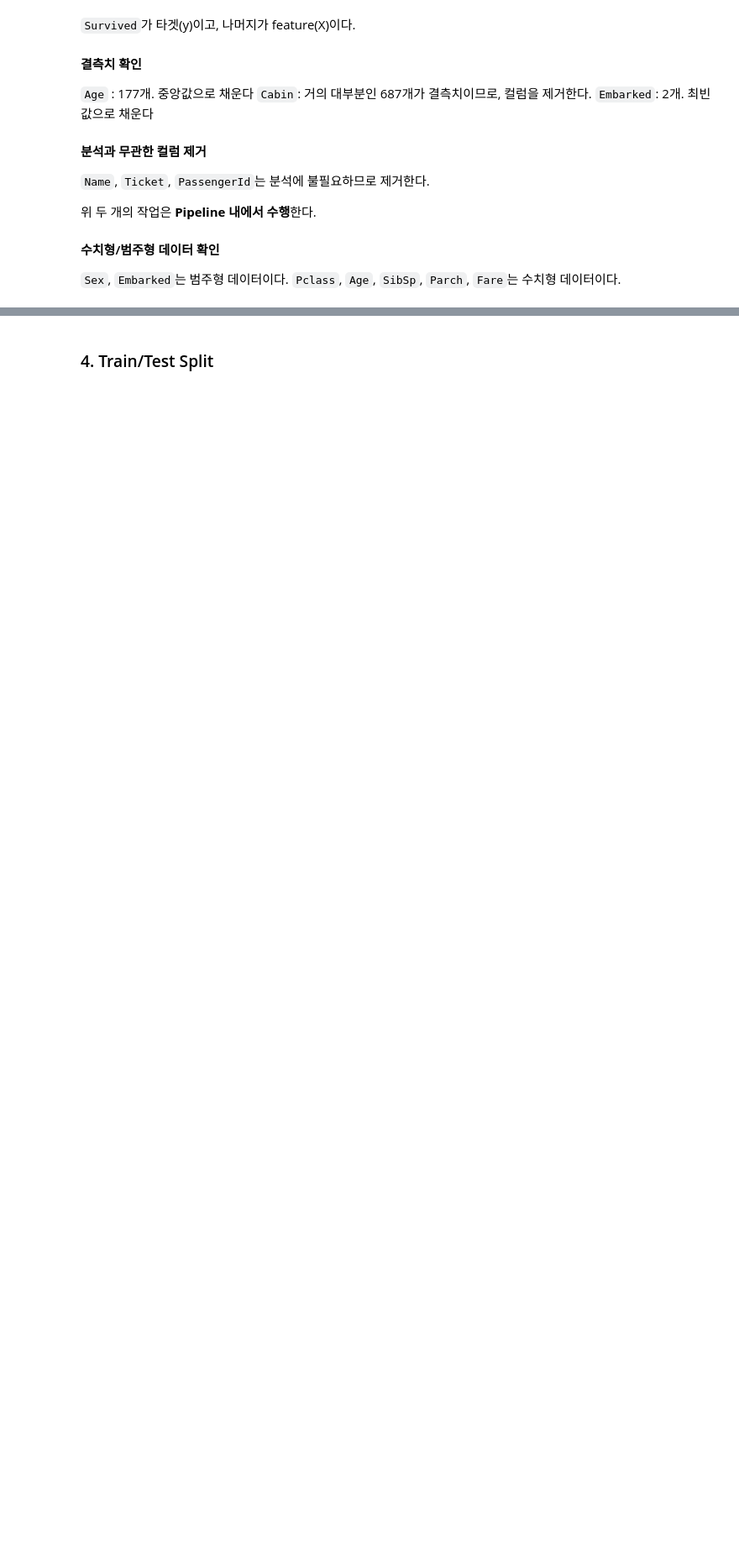
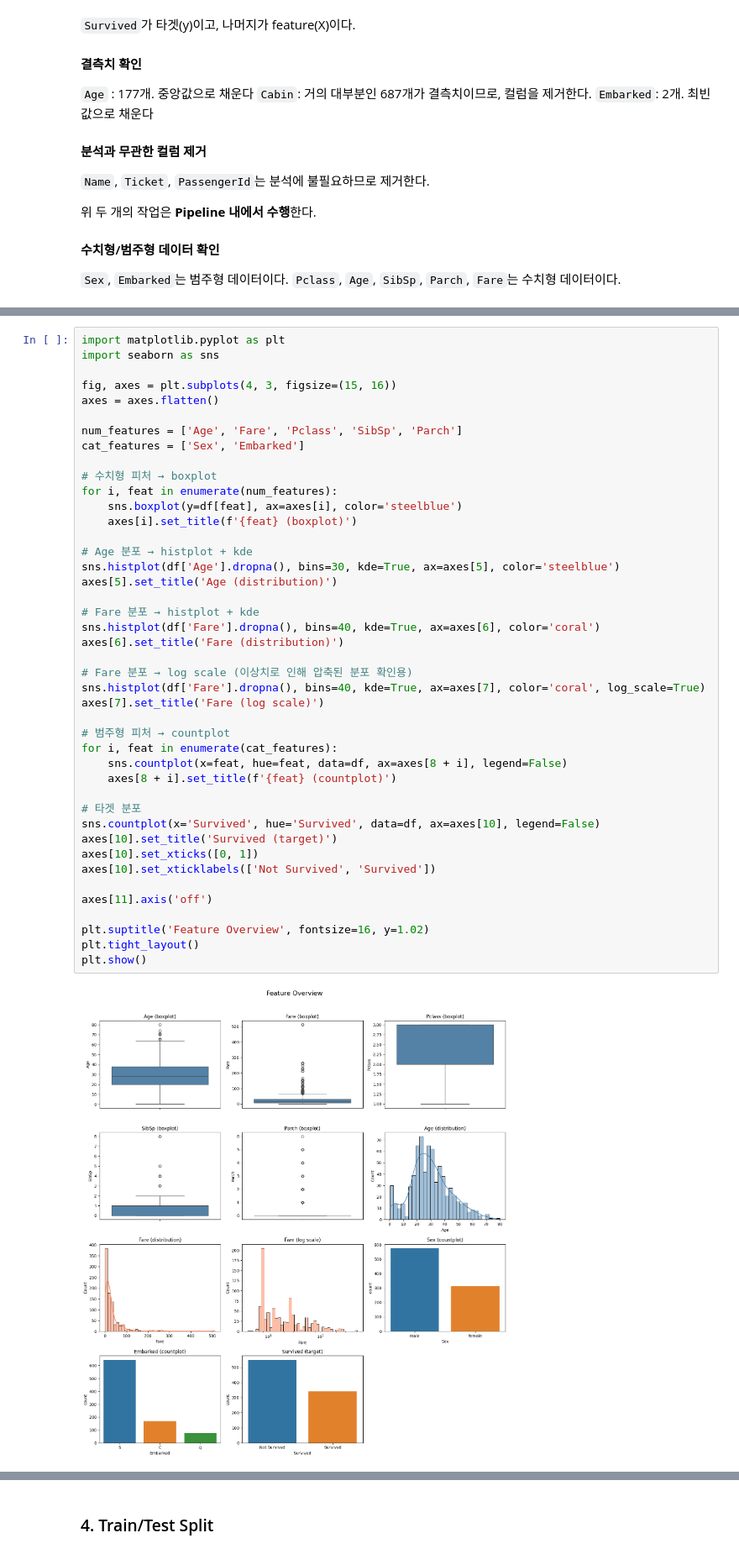
Before and after one commit to pareto113/prac3-week4-titanic, a Jupyter notebook: titanic.ipynb, the cells around one changed output, grey strips where cells are left out. Shown at 84% size. Drawn from its saved outputs; the diff is of its cells as text; blank space fills up the shorter version.

```diff
--- a/titanic.ipynb
+++ b/titanic.ipynb
@@ -84,3 +86,48 @@ dtype: int64
+# %%
+import matplotlib.pyplot as plt
+import seaborn as sns
+
+fig, axes = plt.subplots(4, 3, figsize=(15, 16))
+axes = axes.flatten()
+
+num_features = ['Age', 'Fare', 'Pclass', 'SibSp', 'Parch']
+cat_features = ['Sex', 'Embarked']
+
+# 수치형 피처 → boxplot
+for i, feat in enumerate(num_features):
+    sns.boxplot(y=df[feat], ax=axes[i], color='steelblue')
+    axes[i].set_title(f'{feat} (boxplot)')
+
+# Age 분포 → histplot + kde
+sns.histplot(df['Age'].dropna(), bins=30, kde=True, ax=axes[5], color='steelblue')
+axes[5].set_title('Age (distribution)')
+
+# Fare 분포 → histplot + kde
+sns.histplot(df['Fare'].dropna(), bins=40, kde=True, ax=axes[6], color='coral')
+axes[6].set_title('Fare (distribution)')
+
+# Fare 분포 → log scale (이상치로 인해 압축된 분포 확인용)
+sns.histplot(df['Fare'].dropna(), bins=40, kde=True, ax=axes[7], color='coral', log_scale=True)
+axes[7].set_title('Fare (log scale)')
+
+# 범주형 피처 → countplot
+for i, feat in enumerate(cat_features):
+    sns.countplot(x=feat, hue=feat, data=df, ax=axes[8 + i], legend=False)
+    axes[8 + i].set_title(f'{feat} (countplot)')
+
+# 타겟 분포
+sns.countplot(x='Survived', hue='Survived', data=df, ax=axes[10], legend=False)
+axes[10].set_title('Survived (target)')
+axes[10].set_xticks([0, 1])
+axes[10].set_xticklabels(['Not Survived', 'Survived'])
+
+axes[11].axis('off')
+
+plt.suptitle('Feature Overview', fontsize=16, y=1.02)
+plt.tight_layout()
+plt.show()
+# %% [output]
+[figure, added]
 # %%
 # 최종 데이터셋 확인
 
```
Also changed, not shown: parts of 5 cells of this notebook.
